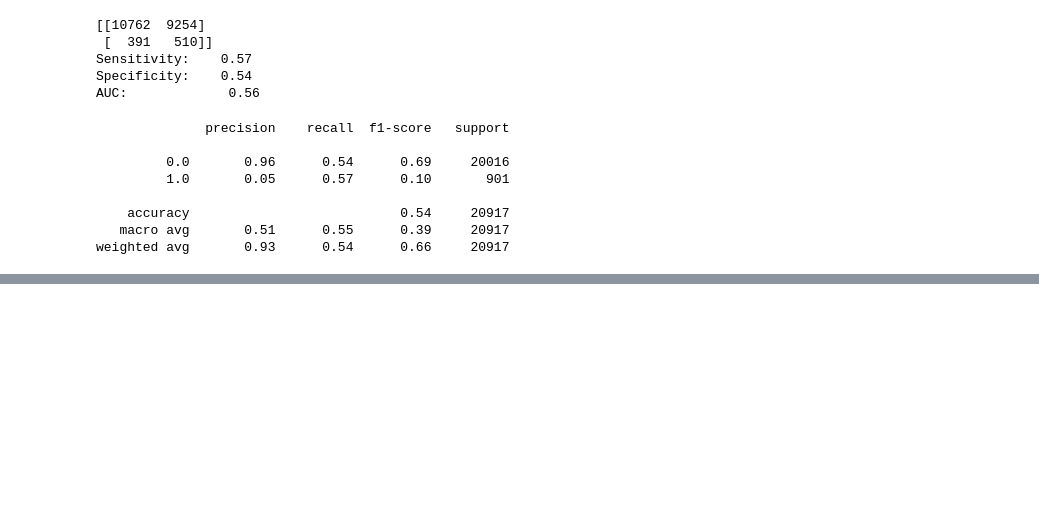
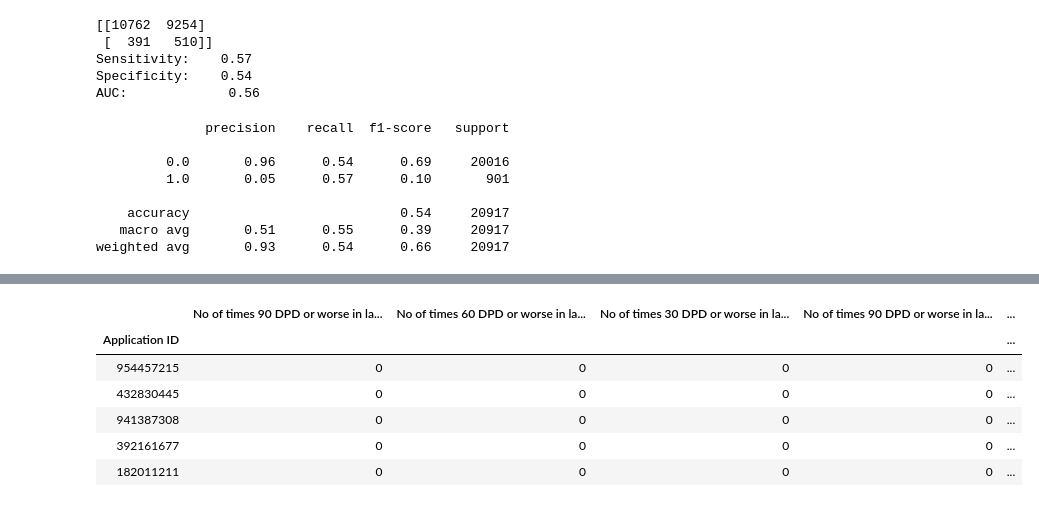
Before and after one commit to uma3010/Elective-Group-Assignment, a Jupyter notebook: Group_Assignment.ipynb, the cells around one changed output, grey strips where cells are left out. Cells and saved outputs as stored; diff of their text form; code cells hidden in the pictures; blank space fills up the shorter version.

```diff
--- a/Group_Assignment.ipynb
+++ b/Group_Assignment.ipynb
@@ -806,0 +885,10 @@ weighted avg       0.93      0.54      0.66     20917
+# %%
+CB_df_temp.head(5)
+# %% [output]
+|  | No of times 90 DPD or worse in la... | No of times 60 DPD or worse in la... | No of times 30 DPD or worse in la... | No of times 90 DPD or worse in la... | ... |
+| Application ID |  |  |  |  | ... |
+| 954457215 | 0 | 0 | 0 | 0 | ... |
+| 432830445 | 0 | 0 | 0 | 0 | ... |
+| 941387308 | 0 | 0 | 0 | 0 | ... |
+| 392161677 | 0 | 0 | 0 | 0 | ... |
+| 182011211 | 0 | 0 | 0 | 0 | ... |
```
Also changed, not shown: parts of 21 cells of this notebook.
